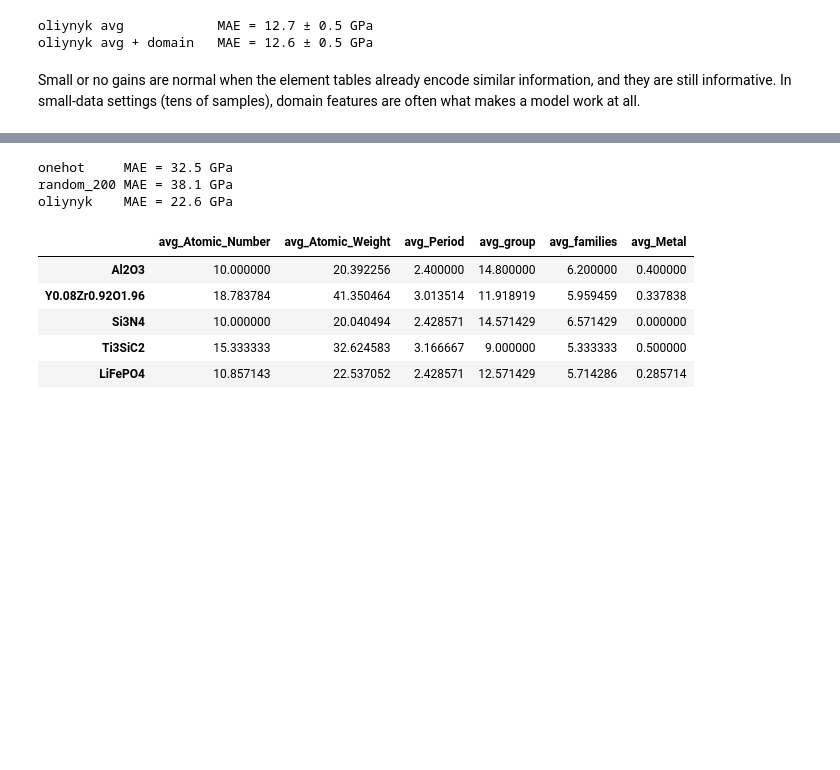
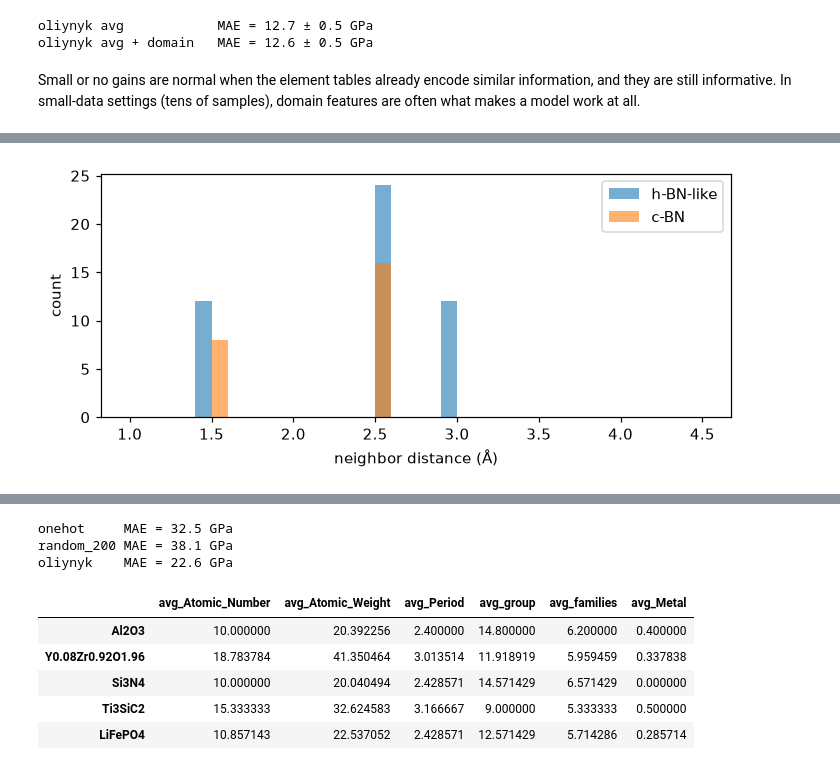
Before and after one commit to sp8rks/ACerS_AI_ML_Workshop, a Jupyter notebook: sessions/02_feature_engineering_cbfv/02_feature_engineering_cbfv.ipynb, the cells around one changed output, grey strips where cells are left out. Drawn from its saved outputs; the diff is of its cells as text; code cells hidden in the pictures; blank space fills up the shorter version.

```diff
--- a/sessions/02_feature_engineering_cbfv/02_feature_engineering_cbfv.ipynb
+++ b/sessions/02_feature_engineering_cbfv/02_feature_engineering_cbfv.ipynb
@@ -251,0 +354,9 @@ Composition-only features also ignore **processing** (sintering temperature, gra
+# %%
+# Edge 'fingerprints': the distribution of neighbor distances differs between polymorphs
+fig, ax = plt.subplots(figsize=(6.5, 3))
+for row, name in [(h_bn, "h-BN-like"), (c_bn, "c-BN")]:
+    ax.hist(crystal_graph(row)["dist"], bins=np.arange(1, 4.6, 0.1), alpha=0.6, label=name)
+ax.set_xlabel("neighbor distance (Å)"); ax.set_ylabel("count"); ax.legend()
+plt.tight_layout(); plt.show()
+# %% [output]
+[figure, added]
```
Also changed, not shown: parts of 44 cells of this notebook, 10 other files.
